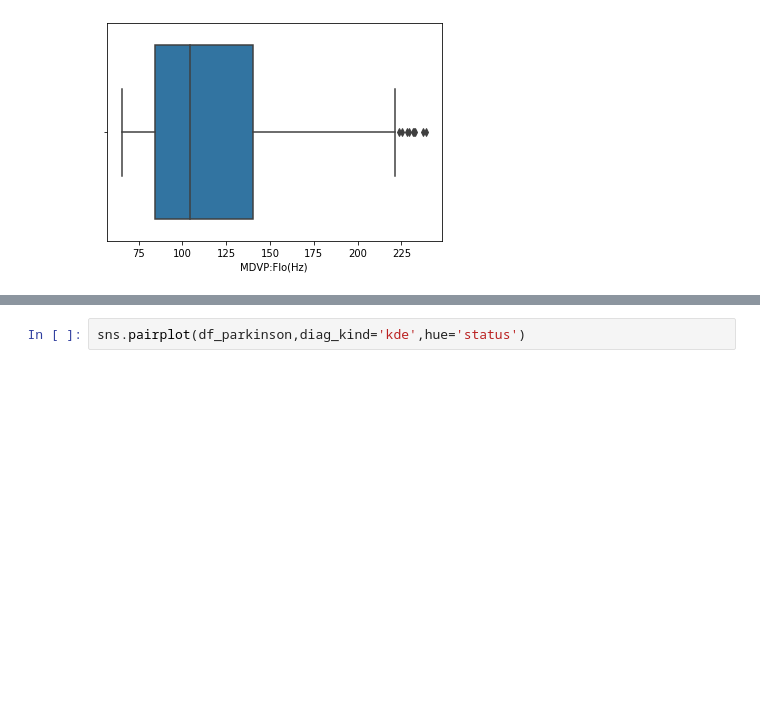
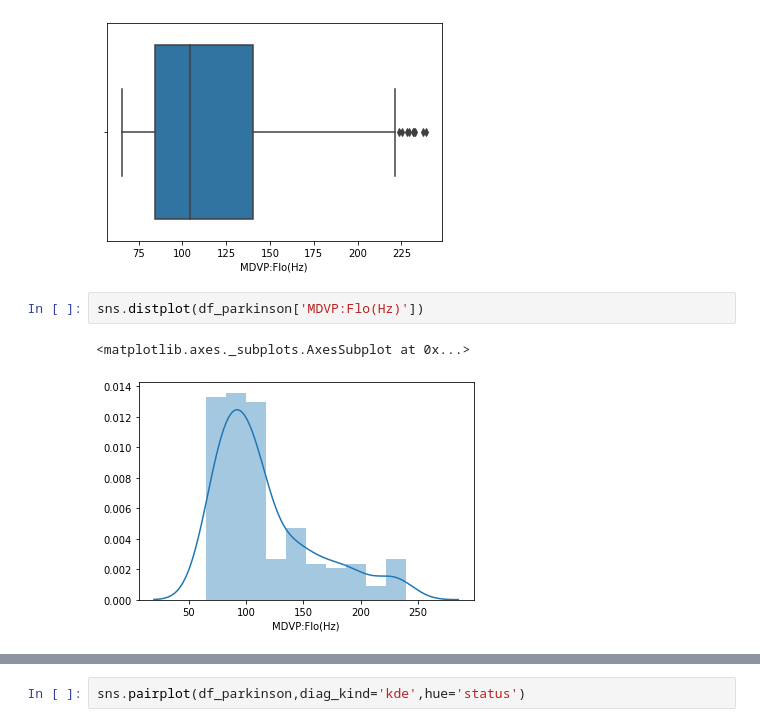
Before and after one commit to GreatLearningAIML1/bangalore-aug19-batch-k-commits, a Jupyter notebook: Residency4/Project/Ensemble Techniques_R4_Project_Parkinson’s Disease.ipynb, the cells around one changed output, grey strips where cells are left out. Saved outputs shown, nothing was run; the diff lists cells and outputs as text; blank space fills up the shorter version.

```diff
--- a/Residency4/Project/Ensemble Techniques_R4_Project_Parkinson’s Disease.ipynb
+++ b/Residency4/Project/Ensemble Techniques_R4_Project_Parkinson’s Disease.ipynb
@@ -80,3 +94,8 @@ sns.boxplot(x='MDVP:Flo(Hz)',data=df_parkinson)
 # %% [output]
 <matplotlib.axes._subplots.AxesSubplot at 0x...>
 [figure]
+# %%
+sns.distplot(df_parkinson['MDVP:Flo(Hz)'])
+# %% [output]
+<matplotlib.axes._subplots.AxesSubplot at 0x...>
+[figure, added]
```
Also changed, not shown: parts of 26 cells of this notebook.
